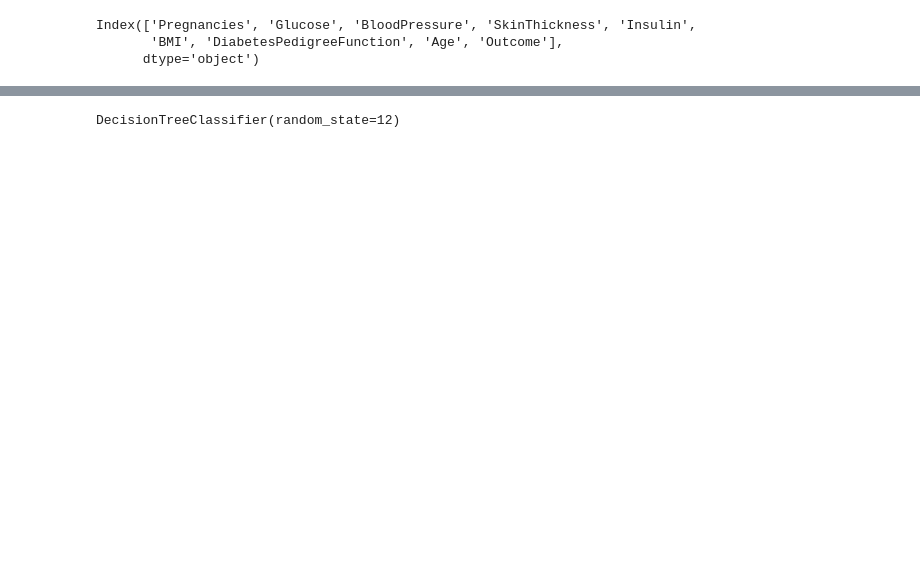
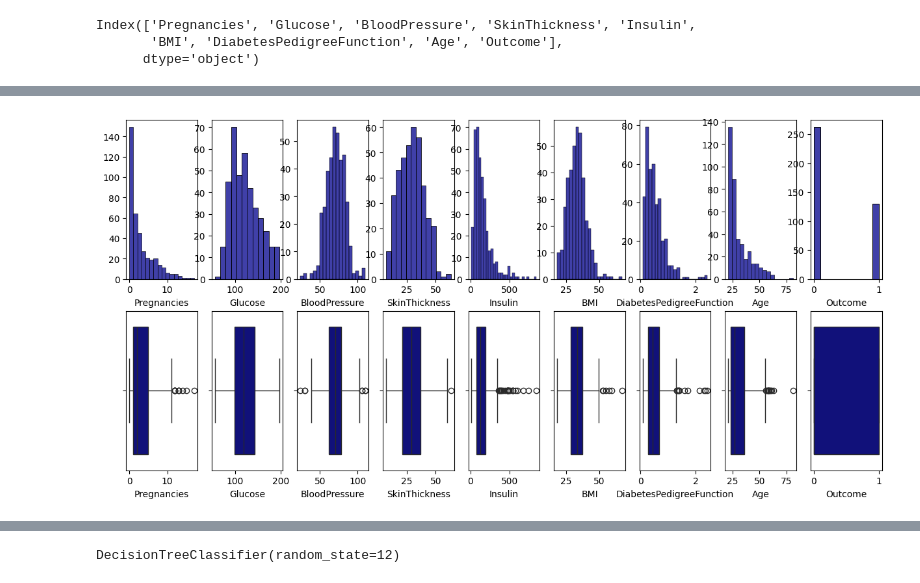
Before and after one commit to Elisag28/decision-tree-streamlit, a Jupyter notebook: src/explore.ipynb, the cells around one changed output, grey strips where cells are left out. Cells and saved outputs as stored; diff of their text form; code cells hidden in the pictures; blank space fills up the shorter version.

```diff
--- a/src/explore.ipynb
+++ b/src/explore.ipynb
@@ -127,0 +130,14 @@ plt.show()
+# %%
+fig, axis = plt.subplots(2, 9, figsize = (15, 7))
+
+x_data = []
+for i in dataset.columns:
+    x_data.append(i)
+
+for i, col in enumerate(x_data):
+    sns.histplot(ax=axis[0, i], data=dataset, x=col, color='darkblue').set(ylabel=None)
+    sns.boxplot(ax=axis[1, i], data=dataset, x=col, color='darkblue')
+
+plt.show()
+# %% [output]
+[figure, added]
```
Also changed, not shown: parts of 13 cells of this notebook.
